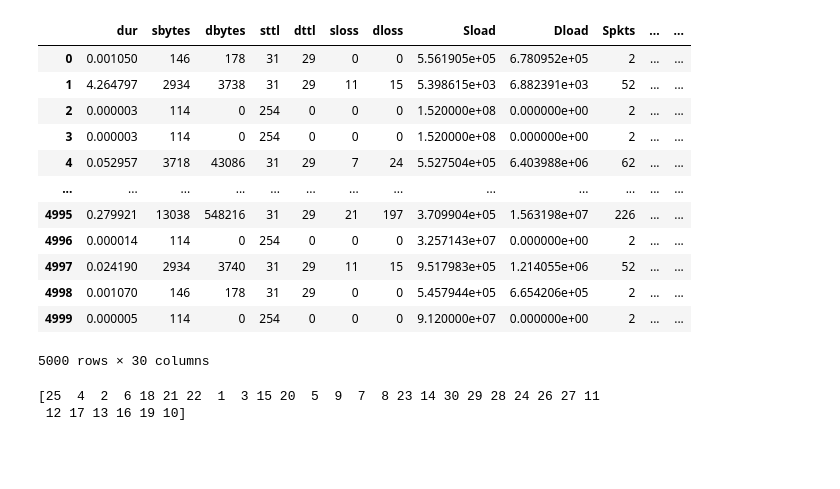
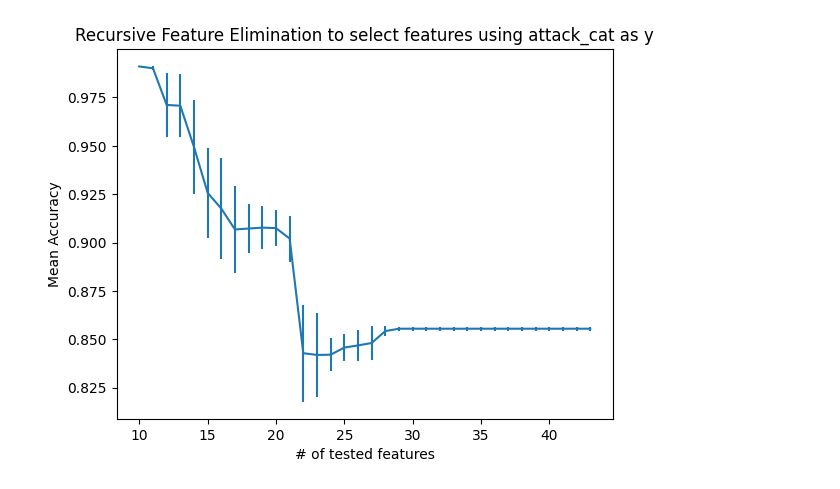
Before and after one commit to JoseAyeras/COMP8085_AI_Project1, a Jupyter notebook: Nicky's Folder/Nicky's Part 1.ipynb, the cells around one changed output. Saved outputs shown, nothing was run; the diff lists cells and outputs as text; code cells hidden in the pictures; blank space fills up the shorter version.

```diff
--- a/Nicky's Folder/Nicky's Part 1.ipynb
+++ b/Nicky's Folder/Nicky's Part 1.ipynb
@@ -32,7 +28,5 @@ balanced_set.head(7000)
 # %%
-feature_cols = ['dur', 'sbytes', 'dbytes', 'sttl', 'dttl', 'sloss', 'dloss', 'Sload', 'Dload', 'Spkts', 'Dpkts', 'smeanz', 'dmeanz', 'Sjit', 'Djit',
-                'Sintpkt', 'Dintpkt', 'tcprtt', 'synack', 'ackdat', 'ct_state_ttl', 'ct_flw_http_mthd', 'ct_ftp_cmd',
-             'ct_srv_src', 'ct_srv_dst', 'ct_dst_ltm', 'ct_src_ ltm', 'ct_src_dport_ltm', 'ct_dst_sport_ltm', 'ct_dst_src_ltm']
+feature_cols = ['proto', 'state', 'dur', 'sbytes', 'dbytes', 'sttl', 'dttl', 'sloss', 'dloss', 'service', 'Sload', 'Dload', 'Spkts', 'Dpkts', 'swin', 'dwin', 'stcpb',  'dtcpb', 'smeanz', 'dmeanz', 'trans_depth', 'res_bdy_len', 'Sjit', 'Djit', 'Stime', 'Ltime','Sintpkt', 'Dintpkt', 'tcprtt', 'synack', 'ackdat', 'is_sm_ips_ports', 'ct_state_ttl', 'ct_flw_http_mthd', 'is_ftp_login',  'ct_ftp_cmd','ct_srv_src', 'ct_srv_dst', 'ct_dst_ltm', 'ct_src_ ltm', 'ct_src_dport_ltm', 'ct_dst_sport_ltm', 'ct_dst_src_ltm']
 # %%
 balanced_set['proto'] = pd.factorize(balanced_set['proto'])[0]
 balanced_set['state'] = pd.factorize(balanced_set['state'])[0]
@@ -65,27 +58,27 @@ balanced_set.head(5000)
 # %%
-X = balanced_set[feature_cols][0:5000]
-y_attack_cat = balanced_set['attack_cat'][0:5000]
-y_label = balanced_set['Label'][0:5000]
-X.head(5000)
+train_set = balanced_set.copy()[0:200000]
+train_set['attack_cat'] = pd.factorize(train_set['attack_cat'])[0]
+train_attack_cat = train_set.loc[train_set['Label'] != 0]
+y_attack_cat_train = train_attack_cat['attack_cat']
+y_label_train = train_set["Label"]
+X_train = train_set[feature_cols]
+X_train_attack_cat = train_attack_cat[feature_cols]
-# %% [output]
-|  | dur | sbytes | dbytes | sttl | dttl | sloss | dloss | Sload | Dload | Spkts | ... | ... |
-| 0 | 0.001050 | 146 | 178 | 31 | 29 | 0 | 0 | 5.561905e+05 | 6.780952e+05 | 2 | ... | ... |
-| 1 | 4.264797 | 2934 | 3738 | 31 | 29 | 11 | 15 | 5.398615e+03 | 6.882391e+03 | 52 | ... | ... |
-| 2 | 0.000003 | 114 | 0 | 254 | 0 | 0 | 0 | 1.520000e+08 | 0.000000e+00 | 2 | ... | ... |
-| 3 | 0.000003 | 114 | 0 | 254 | 0 | 0 | 0 | 1.520000e+08 | 0.000000e+00 | 2 | ... | ... |
-| 4 | 0.052957 | 3718 | 43086 | 31 | 29 | 7 | 24 | 5.527504e+05 | 6.403988e+06 | 62 | ... | ... |
-| ... | ... | ... | ... | ... | ... | ... | ... | ... | ... | ... | ... | ... |
-| 4995 | 0.279921 | 13038 | 548216 | 31 | 29 | 21 | 197 | 3.709904e+05 | 1.563198e+07 | 226 | ... | ... |
-| 4996 | 0.000014 | 114 | 0 | 254 | 0 | 0 | 0 | 3.257143e+07 | 0.000000e+00 | 2 | ... | ... |
-| 4997 | 0.024190 | 2934 | 3740 | 31 | 29 | 11 | 15 | 9.517983e+05 | 1.214055e+06 | 52 | ... | ... |
-| 4998 | 0.001070 | 146 | 178 | 31 | 29 | 0 | 0 | 5.457944e+05 | 6.654206e+05 | 2 | ... | ... |
-| 4999 | 0.000005 | 114 | 0 | 254 | 0 | 0 | 0 | 9.120000e+07 | 0.000000e+00 | 2 | ... | ... |
-5000 rows × 30 columns
 # %%
-estimator = SGDRegressor()
-selector = RFE(estimator, n_features_to_select=1)
-selector_attack_cat = selector.fit(X, y_attack_cat)
-print(selector_attack_cat.ranking_)
+estimator = LogisticRegression()
+selector = RFECV(estimator, min_features_to_select=10, scoring="accuracy", step=1, n_jobs=-1)
+selector_attack_cat = selector.fit(X_train_attack_cat, y_attack_cat_train)
+selector_label = selector.fit(X_train, y_label_train)
-# %% [output]
-[25  4  2  6 18 21 22  1  3 15 20  5  9  7  8 23 14 30 29 28 24 26 27 11
- 12 17 13 16 19 10]
+# %%
+cv_results_attack_cat = pd.DataFrame(selector_attack_cat.cv_results_)
+plt.figure()
+plt.xlabel("# of tested features")
+plt.ylabel("Mean Accuracy")
+plt.errorbar(
+    x=cv_results_attack_cat["n_features"],
+    y=cv_results_attack_cat["mean_test_score"],
+    yerr=cv_results_attack_cat["std_test_score"],
+)
+plt.title("Recursive Feature Elimination to select features using attack_cat as y")
+plt.show()
+# %% [output]
+[figure, added]
```
Also changed, not shown: parts of 13 cells of this notebook.
